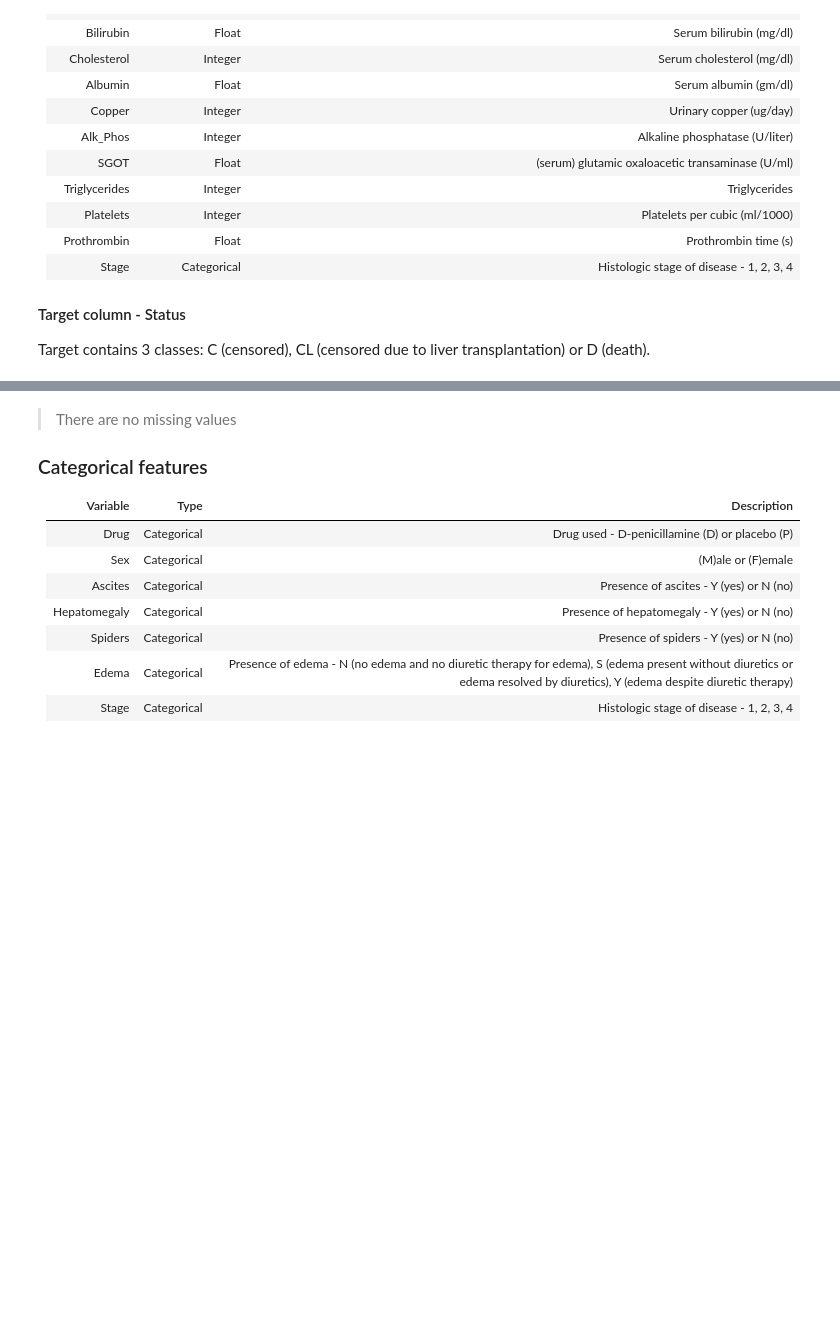
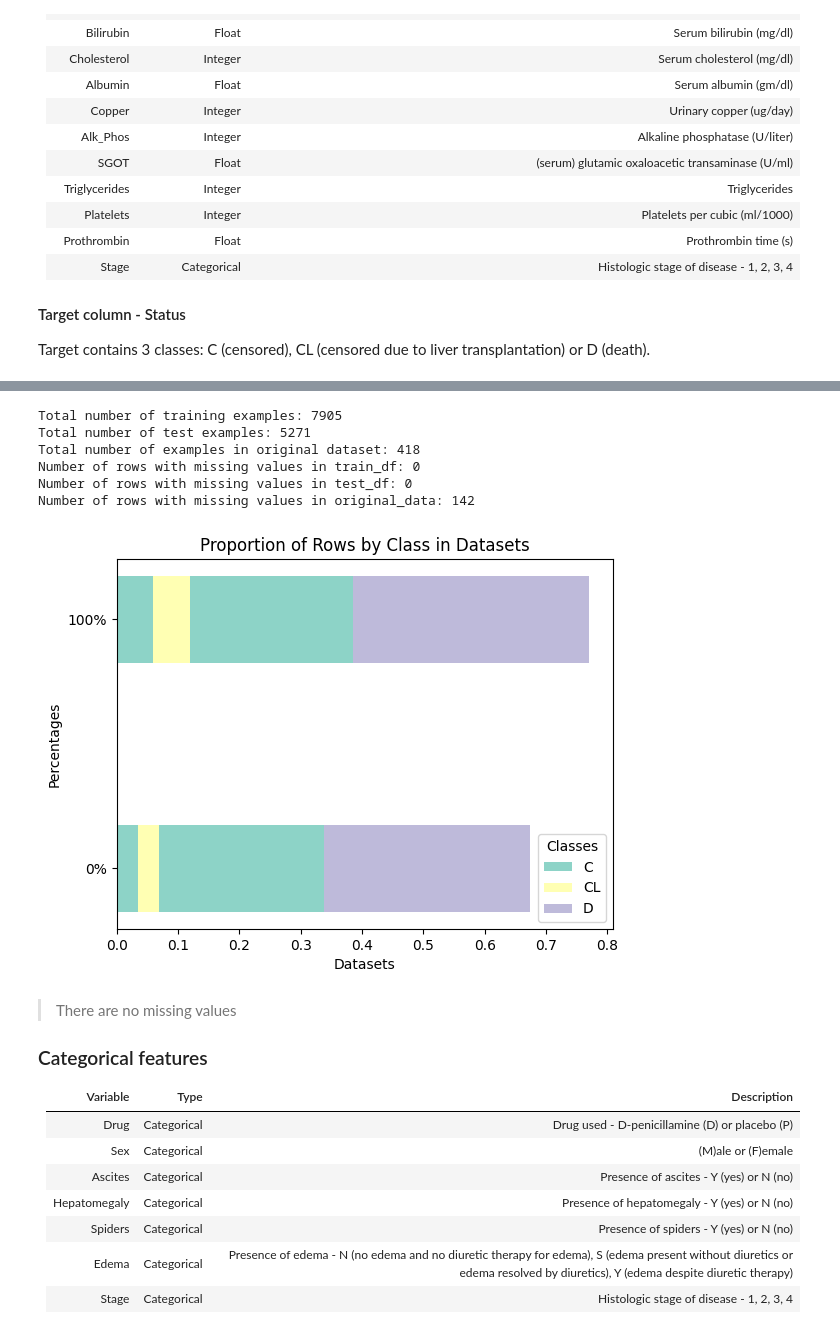
Before and after one commit to WestedCrean/kaggle-notes, a Jupyter notebook: playground-series-s3e26/eda-initial-submission.ipynb, the cells around one changed output, grey strips where cells are left out. Saved outputs shown, nothing was run; the diff lists cells and outputs as text; code cells hidden in the pictures; blank space fills up the shorter version.

```diff
--- a/playground-series-s3e26/eda-initial-submission.ipynb
+++ b/playground-series-s3e26/eda-initial-submission.ipynb
@@ -153,3 +103,65 @@ Number of examples in class CL: 275 (3.48%)
+# %%
+IN_KAGGLE = False
+kaggle_folder = "/kaggle/input/"
+local_folder = "./data/"
+train_df = pd.read_csv(kaggle_folder if IN_KAGGLE else local_folder + "playground-series-s3e26/train.csv", index_col="id")
+test_df = pd.read_csv(kaggle_folder if IN_KAGGLE else local_folder  + "playground-series-s3e26/test.csv", index_col="id")
+original_data = pd.read_csv(kaggle_folder if IN_KAGGLE else local_folder  + "cirrhosis-prediction-dataset/cirrhosis.csv")
+target_column = "Status"
+
+print(f"Total number of training examples: {len(train_df)}")
+print(f"Total number of test examples: {len(test_df)}")
+print(f"Total number of examples in original dataset: {len(original_data)}")
+# print number of rows with any missing values
+print(f"Number of rows with missing values in train_df: {len(train_df[train_df.isnull().any(axis=1)])}")
+print(f"Number of rows with missing values in test_df: {len(test_df[test_df.isnull().any(axis=1)])}")
+print(f"Number of rows with missing values in original_data: {len(original_data[original_data.isnull().any(axis=1)])}")
+
+# plot number of different examples belonging to each target_column values, by value and by percentage
+# pick 3 colors from a palette
+
+class_colors = sns.color_palette("Set3", 3)
+
+# Function to calculate percentages
+def calculate_percentages(df):
+    total = len(df)
+    return df[target_column].value_counts().sort_index() / total
+
+# Calculating percentages for both datasets
+percentages_train = calculate_percentages(train_df)
+percentages_original = calculate_percentages(original_data)
+
+# Preparing data for stacked bar chart
+datasets = ['Competition dataset', 'Original dataset']
+classes = percentages_train.index
+index = np.arange(len(classes))
+
+# Plotting
+fig, ax = plt.subplots()
+bar_width = 0.35
+
+# Stacking bars
+for i, cls in enumerate(classes):
+    left  = np.zeros(len(datasets)) if i == 0 else np.array([percentages_train[cls], percentages_original[cls]])
+    percentages = np.array([percentages_train[cls], percentages_original[cls]])
+    ax.barh(datasets, percentages, bar_width, label=cls, left=left, color=class_colors[i])
+
+# Adding labels, title and axes ticks
+ax.set_xlabel('Datasets')
+ax.set_ylabel('Percentages')
+ax.set_title('Proportion of Rows by Class in Datasets')
+ax.set_yticklabels(['{:,.0%}'.format(x) for x in ax.get_yticks()])
+ax.legend(title='Classes')
+
+plt.show()
+# %% [output]
+Total number of training examples: 7905
+Total number of test examples: 5271
+Total number of examples in original dataset: 418
+Number of rows with missing values in train_df: 0
+Number of rows with missing values in test_df: 0
+Number of rows with missing values in original_data: 142
+[figure, added]
 # %% [markdown]
 > There are no missing values
 
```
Also changed, not shown: parts of 3 cells of this notebook, 26 other files.
